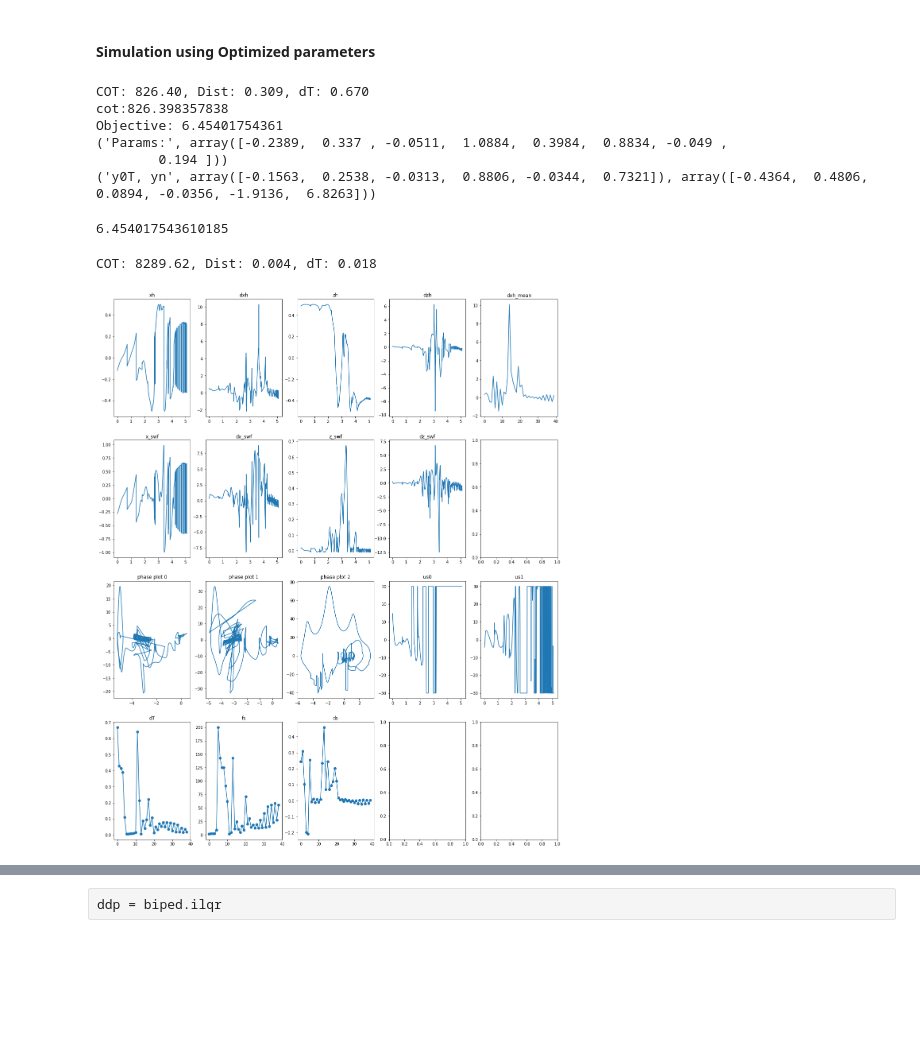
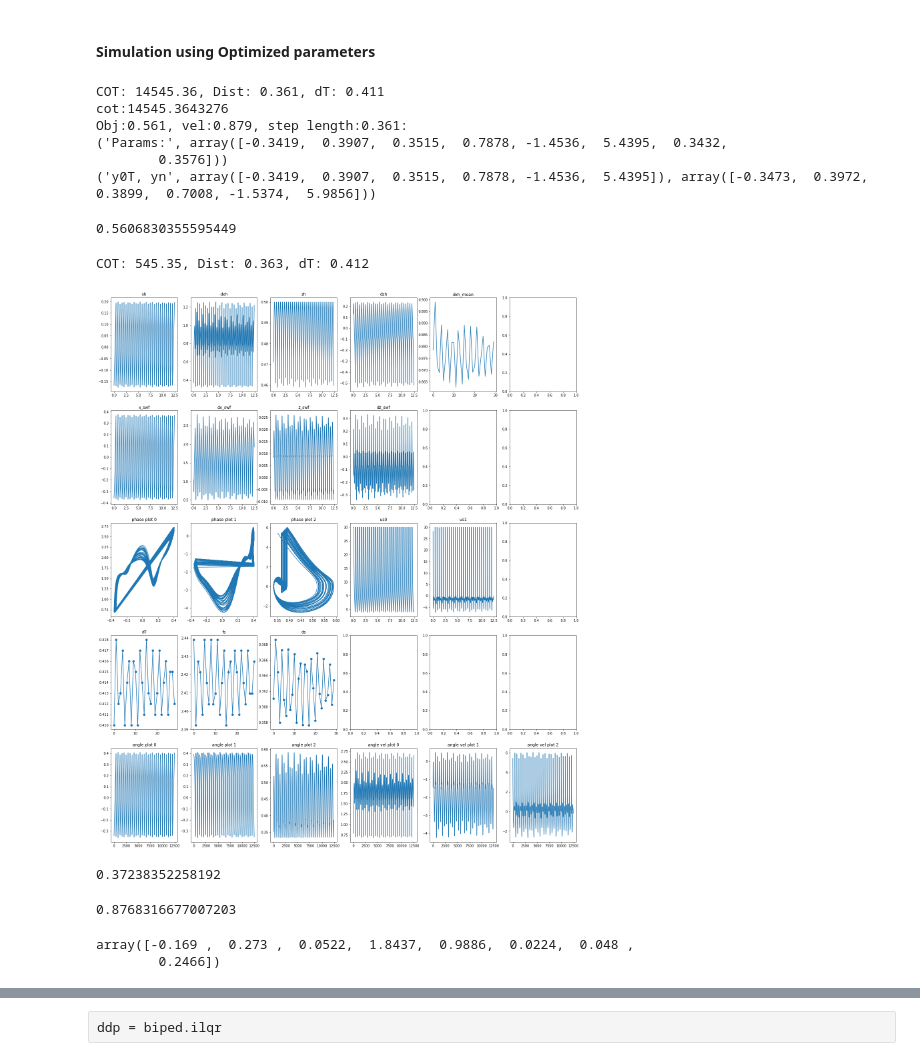
Before and after one commit to teguhSL/legged_robots, a Jupyter notebook: notebooks/ilqr-casadi.ipynb, the cells around one changed output, grey strips where cells are left out. Cells and saved outputs as stored; diff of their text form; code cells hidden in the pictures; blank space fills up the shorter version.

Commit message:
Add results

```diff
--- a/notebooks/ilqr-casadi.ipynb
+++ b/notebooks/ilqr-casadi.ipynb
@@ -174,12 +163,9 @@ from costs import *
 u_max = 30
 step_length = ress['x_swf'][-1]
 
-x_ref[2] = 0.3
 #standard cost on state and control
 Q = np.diag([0,0,100,0,0,0])
-#Q = np.diag([1,1,1,1,1,1])*0.1
-Qf = np.diag([0,0,100,0,0,0])*1
-#Qf = np.diag([100,100,100,100,100,100])*1000
+Qf = np.diag([0,0,100,0,0,0])
 R = np.eye(biped.Du)*.01
 
 #swing trajectory
@@ -189,10 +175,6 @@ z_refs = np.linspace(0.005, -0.01, Tc)
 #swing foot final position
 WT = np.diag([1e4, 1e5])*1
 p_ref = np.array([step_length, -0.01])
-
-# #velocity of hip
-# Wv = np.diag([1e3,1e3])*0
-# v_ref = np.array([.8, 0])
 
 costs = []
 for i in range(Tc):
@@ -204,7 +186,7 @@ for i in range(Tc):
     runningControlCostShort = CostModelQuadratic(biped, None, R)
     p_ref_t = np.array([0, z_refs[i]])
 
-    if i > Tc/120:
+    if i > Tc/12:
         runningEECost = CostModelQuadraticTranslation(biped, Wt, p_ref = p_ref_t)
     else:
         runningEECost = CostModelQuadraticTranslation(biped, .1*Wt, p_ref = p_ref_t)
@@ -214,7 +196,6 @@ for i in range(Tc):
 
 terminalStateCost = CostModelQuadratic(biped,Qf, x_ref = x_ref)
 terminalControlCost = CostModelQuadratic(biped, None,R)
-# terminalEEVelCost = CostModelQuadraticLinVel(biped, Wv, p_ref = v_ref)
 terminalEECost = CostModelQuadraticTranslation(biped, WT, p_ref = p_ref)
 terminalCost = CostModelSum(biped, [terminalStateCost, terminalControlCost,terminalEECost ])
 costs += [terminalCost]
@@ -240,20 +221,3 @@ rmodel_T.u_ub = np.array([u_max,u_max])
 problem = crocoddyl.ShootingProblem(x0, rmodels, rmodel_T)
 # %% [markdown]
 #### Initialization
-# %%
-init_types = ['control_std', 'inv_dyn', 'zeros']
-init_type = 1
-if init_type == 0:
-    xs_init, us_init,_,_ = biped.compute_control_standard(x0, Tc, biped.control_parameters)
-elif init_type == 1:
-    xs_init = np.array([x0]*(Tc+1))
-    us_init = np.array(biped.compute_inverse_dynamics(xs_init, np.zeros((Tc+1, 3))))
-    biped.set_init_state(x0)
-    #xs_init = biped.rollout(us_init)
-elif init_type == 2:
-    us_init = np.zeros((Tc+1, biped.Du))
-    biped.set_init_state(x0)
-    xs_init = biped.rollout(us_init[:-1])
-
-%matplotlib qt
-#biped.animate_ys(xs_init)
@@ -450,29 +414,37 @@ print(res[0])
 #### Simulation using Optimized parameters
 # %%
 opt_params = res[0]
+# %%
+opt_params = np.array([-0.3419,  0.3907,  0.3515,  0.7878, -1.4536,  5.4395,  0.3432, 0.3576])
+Tc = 421
 # %%
-opt_func_ilqr(opt_params, 2)
+opt_func_ilqr(opt_params, 1)
 # %% [output]
-COT: 826.40, Dist: 0.309, dT: 0.670
-cot:826.398357838
-Objective: 6.45401754361
-('Params:', array([-0.2389,  0.337 , -0.0511,  1.0884,  0.3984,  0.8834, -0.049 ,
-        0.194 ]))
-('y0T, yn', array([-0.1563,  0.2538, -0.0313,  0.8806, -0.0344,  0.7321]), array([-0.4364,  0.4806,  0.0894, -0.0356, -1.9136,  6.8263]))
+COT: 14545.36, Dist: 0.361, dT: 0.411
+cot:14545.3643276
+Obj:0.561, vel:0.879, step length:0.361:
+('Params:', array([-0.3419,  0.3907,  0.3515,  0.7878, -1.4536,  5.4395,  0.3432,
+        0.3576]))
+('y0T, yn', array([-0.3419,  0.3907,  0.3515,  0.7878, -1.4536,  5.4395]), array([-0.3473,  0.3972,  0.3899,  0.7008, -1.5374,  5.9856]))
-6.454017543610185
+0.5606830355595449
 # %%
-opt_params = res[0]
+#opt_params = res[0]
 q0 = opt_params[:3]
 dq0 = opt_params[3:6]
 params = opt_params[6:]
 params = biped.control_parameters
 #opt_func_ilqr(opt_params)
-sln = biped.solve_eqns(q0, dq0, 10, params)
+sln = biped.solve_eqns(q0, dq0, 30, params)
 %matplotlib qt
 clear_output()
 #biped.animate(sln)
 %matplotlib inline
 result = biped.analyse(sln,params, to_plot = True)
+plt.figure(biped.fig)
+plt.savefig('d.png')
-# %% [output]
-COT: 8289.62, Dist: 0.004, dT: 0.018
-[figure, removed]
+# %%
+result = biped.analyse(sln,params, to_plot = True)
+plt.savefig('figures/example_v09.png', dpi = 500)
+# %% [output]
+COT: 545.35, Dist: 0.363, dT: 0.412
+[figure, added]
@@ -478,0 +453,8 @@ COT: 8289.62, Dist: 0.004, dT: 0.018
+# %%
+np.max(result['x_swf'][-3000:])
+# %% [output]
+0.37238352258192
+# %%
+np.mean(result['dx_hs_mean'])
+# %% [output]
+0.8768316677007203
@@ -478,0 +463,5 @@ COT: 8289.62, Dist: 0.004, dT: 0.018
+# %%
+opt_params
+# %% [output]
+array([-0.169 ,  0.273 ,  0.0522,  1.8437,  0.9886,  0.0224,  0.048 ,
+        0.2466])
```
Also changed, not shown: parts of 37 cells of this notebook, 32 other files.
